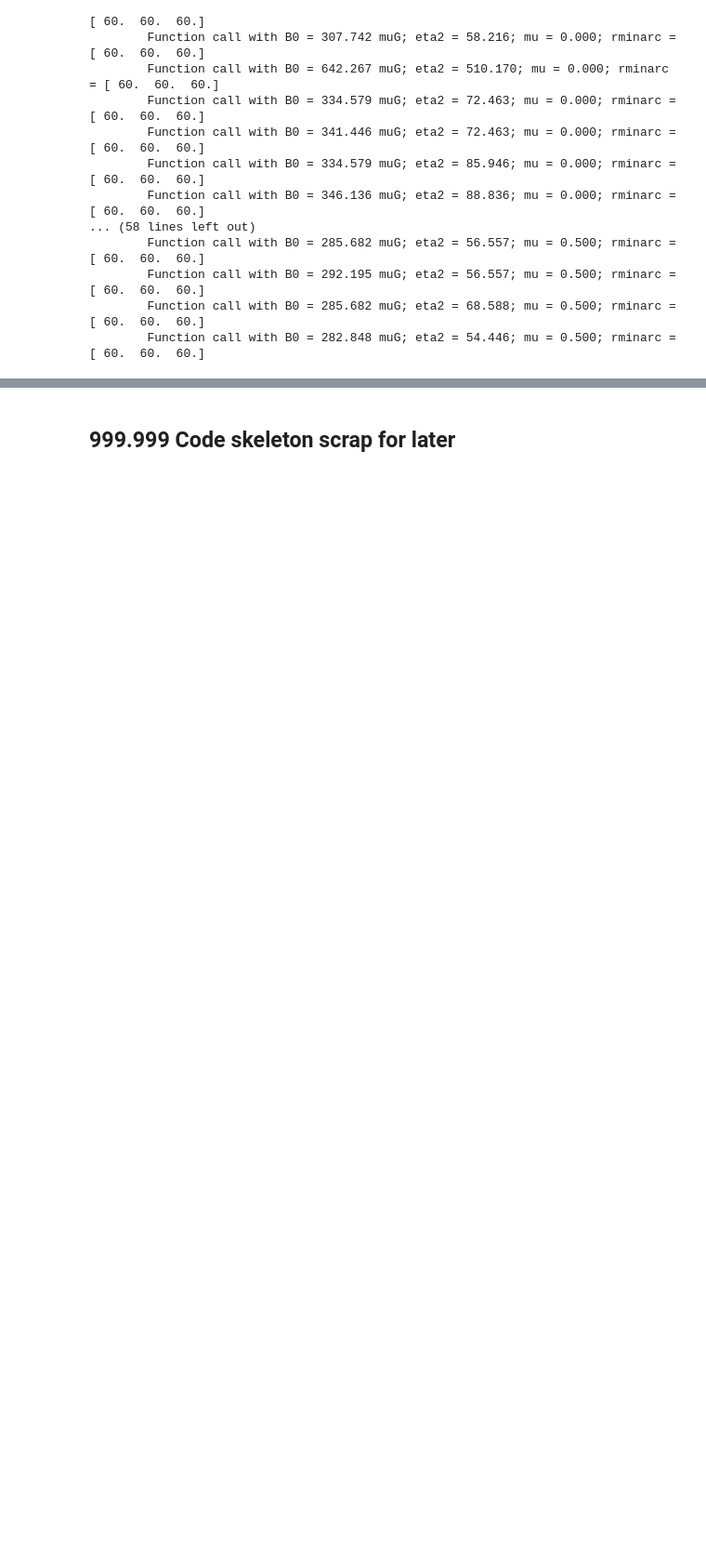
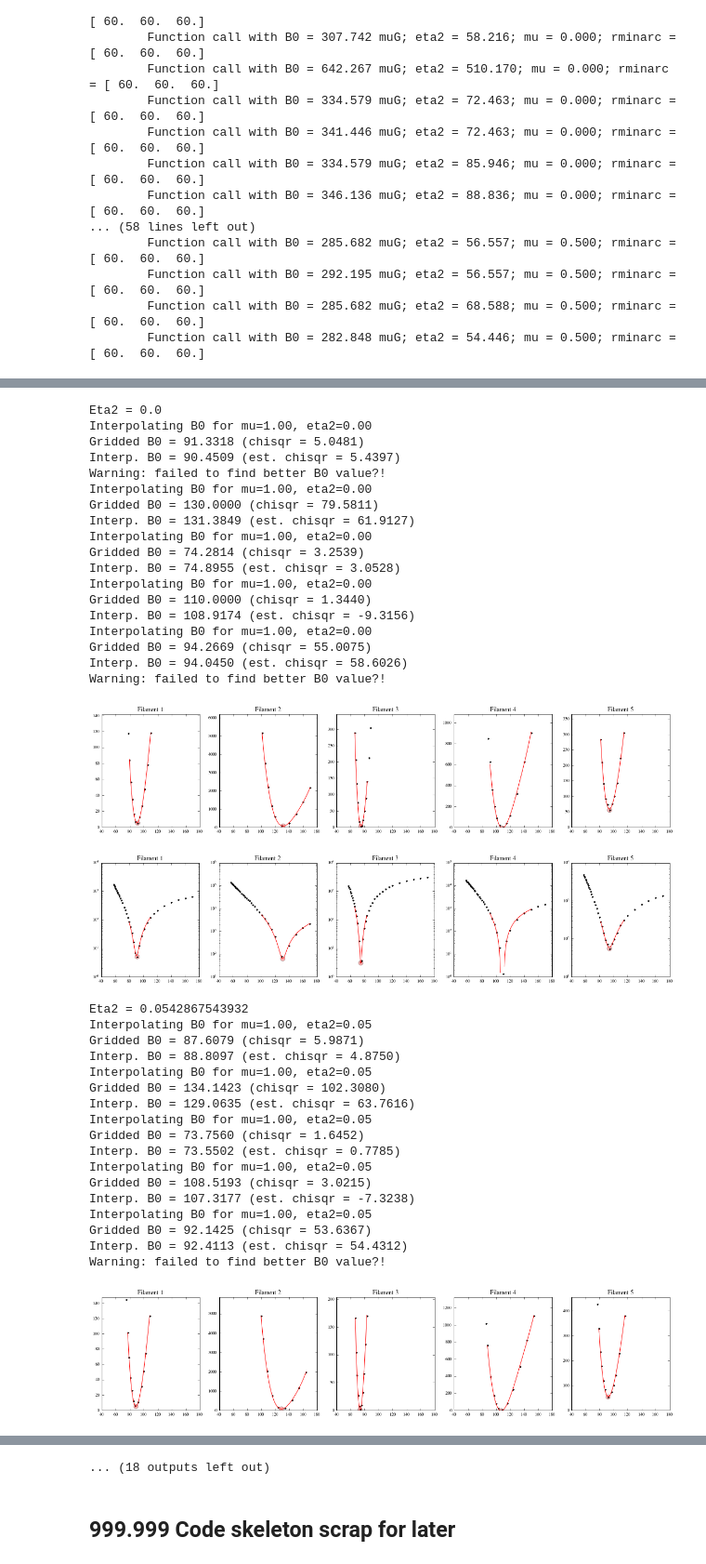
Before and after one commit to aarontran/snr-filaments, a Jupyter notebook: code-models/sn1006-fit-tables.ipynb, the cells around one changed output, grey strips where cells are left out. Shown at 93% size. Cells and saved outputs as stored; diff of their text form; code cells hidden in the pictures; blank space fills up the shorter version.

```diff
--- a/code-models/sn1006-fit-tables.ipynb
+++ b/code-models/sn1006-fit-tables.ipynb
@@ -532,0 +362,14 @@ def check_eta2_grid(snr, kevs, tab, mu_vals, fmt_vals, inds=None, fit_on_fly=Fal
+# %%
+mu_vals = [0, 1./3, 0.5, 1, 1.5, 2]
+fmt_vals = [':r.', ':g.', ':b.', '-k.', '--c.', '--y.']
+
+plt.figure(figsize=(20,3.7))
+
+for flmt in [1,2,3,4,5]:
+    data, eps = SN1006_DATA[flmt]
+
+    plt.subplot(1,5,flmt)
+    plt.title('Filament {}'.format(flmt))
+
+    mae.check_eta2_grid(data, eps, tab, mu_vals, fmt_vals, inds=None)
+plt.show()
@@ -907,0 +809,53 @@ Starting fit from best grid point
+# %%
+#mus = [0, 1./3, 0.5, 1, 1.5]
+#fmts = [':r.', ':g.', ':b.', '-k.', '--m.']
+mus = [1]
+fmts = ['k.']
+
+eta2_vals = np.sort(tab[0].keys())  # Assumed same eta2 values for all mu
+
+for eta2 in eta2_vals[::10]:
+
+    print 'Eta2 = {}'.format(eta2)
+
+    check_B0_grid_interp(tab, eta2, mus, fmts, log=False,verbose=True)
+    check_B0_grid_interp(tab, eta2, mus, fmts, log=True)
+# %% [output]
+Eta2 = 0.0
+Interpolating B0 for mu=1.00, eta2=0.00
+Gridded B0 = 91.3318 (chisqr = 5.0481)
+Interp. B0 = 90.4509 (est. chisqr = 5.4397)
+Warning: failed to find better B0 value?!
+Interpolating B0 for mu=1.00, eta2=0.00
+Gridded B0 = 130.0000 (chisqr = 79.5811)
+Interp. B0 = 131.3849 (est. chisqr = 61.9127)
+Interpolating B0 for mu=1.00, eta2=0.00
+Gridded B0 = 74.2814 (chisqr = 3.2539)
+Interp. B0 = 74.8955 (est. chisqr = 3.0528)
+Interpolating B0 for mu=1.00, eta2=0.00
+Gridded B0 = 110.0000 (chisqr = 1.3440)
+Interp. B0 = 108.9174 (est. chisqr = -9.3156)
+Interpolating B0 for mu=1.00, eta2=0.00
+Gridded B0 = 94.2669 (chisqr = 55.0075)
+Interp. B0 = 94.0450 (est. chisqr = 58.6026)
+Warning: failed to find better B0 value?!
+[figure, added]
+[figure, added]
+Eta2 = 0.0542867543932
+Interpolating B0 for mu=1.00, eta2=0.05
+Gridded B0 = 87.6079 (chisqr = 5.9871)
+Interp. B0 = 88.8097 (est. chisqr = 4.8750)
+Interpolating B0 for mu=1.00, eta2=0.05
+Gridded B0 = 134.1423 (chisqr = 102.3080)
+Interp. B0 = 129.0635 (est. chisqr = 63.7616)
+Interpolating B0 for mu=1.00, eta2=0.05
+Gridded B0 = 73.7560 (chisqr = 1.6452)
+Interp. B0 = 73.5502 (est. chisqr = 0.7785)
+Interpolating B0 for mu=1.00, eta2=0.05
+Gridded B0 = 108.5193 (chisqr = 3.0215)
+Interp. B0 = 107.3177 (est. chisqr = -7.3238)
+Interpolating B0 for mu=1.00, eta2=0.05
+Gridded B0 = 92.1425 (chisqr = 53.6367)
+Interp. B0 = 92.4113 (est. chisqr = 54.4312)
+Warning: failed to find better B0 value?!
+[figure, added]
@@ -908,3 +901,4 @@ Starting fit from best grid point
+... (18 outputs left out)
 # %% [markdown]
 ## 999.999 Code skeleton scrap for later
 # %%
```
Also changed, not shown: parts of 33 cells of this notebook, 6 other files.
